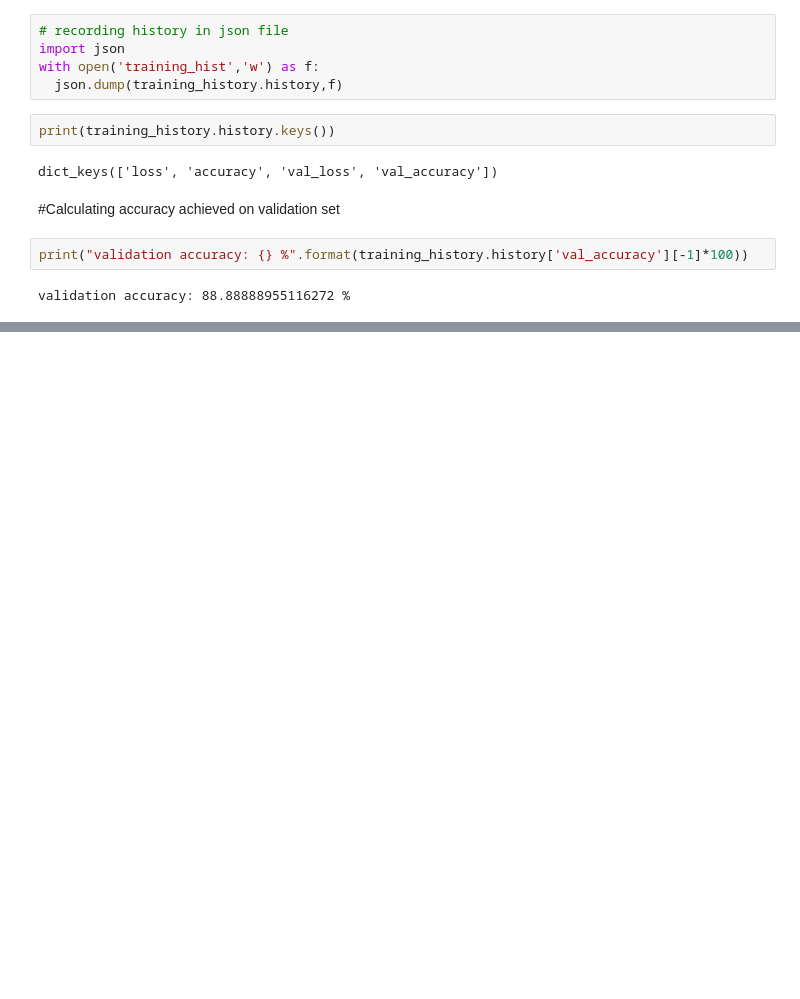
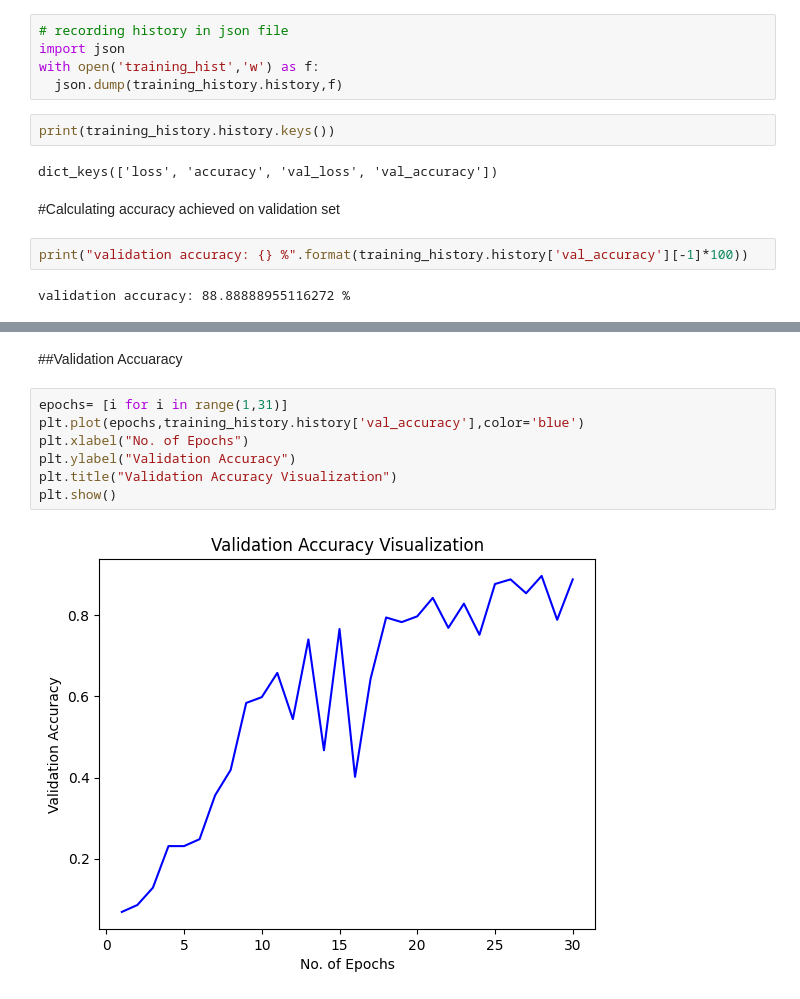
Before and after one commit to pathakharsh123/Fruit_and_vegetable_detection_system, a Jupyter notebook: Fruit_vegetable_detection_system.ipynb, the cells around one changed output, grey strips where cells are left out. Drawn from its saved outputs; the diff is of its cells as text; blank space fills up the shorter version.

```diff
--- a/Fruit_vegetable_detection_system.ipynb
+++ b/Fruit_vegetable_detection_system.ipynb
@@ -143,0 +157,11 @@ validation accuracy: 88.88888955116272 %
+# %% [markdown]
+##Validation Accuaracy
+# %%
+epochs= [i for i in range(1,31)]
+plt.plot(epochs,training_history.history['val_accuracy'],color='blue')
+plt.xlabel("No. of Epochs")
+plt.ylabel("Validation Accuracy")
+plt.title("Validation Accuracy Visualization")
+plt.show()
+# %% [output]
+[figure, added]
```
Also changed, not shown: parts of 3 cells of this notebook.
